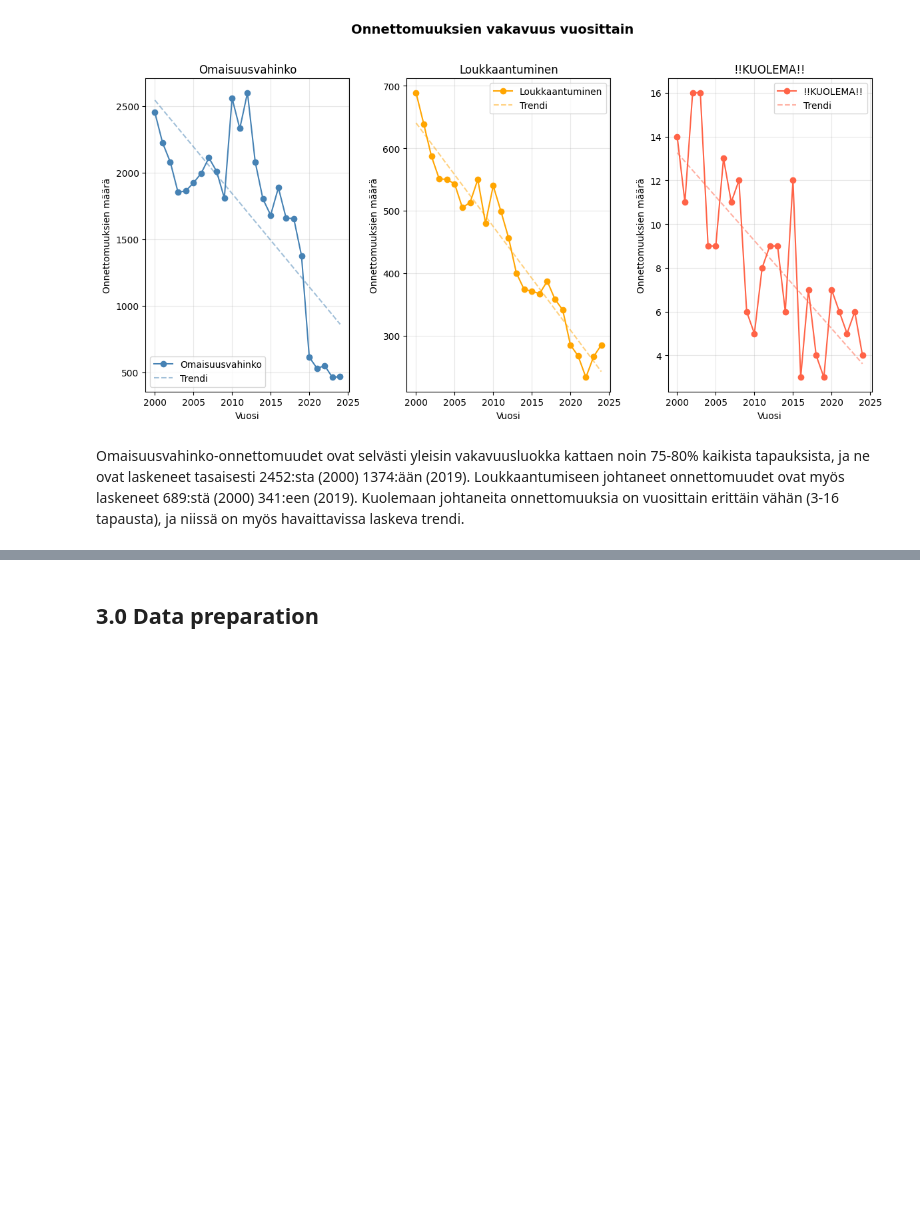
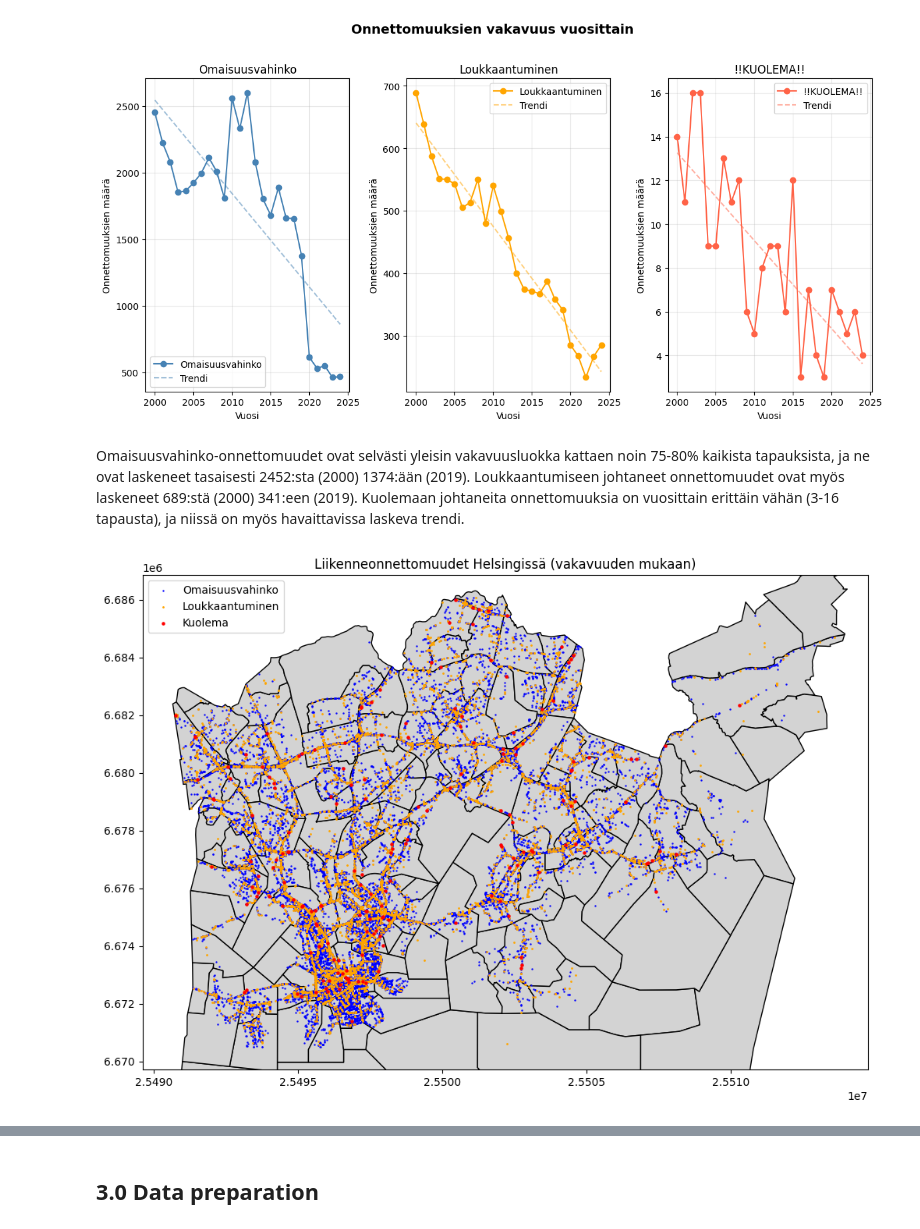
Before and after one commit to TonyKarlin/OhTu_ML_Project, a Jupyter notebook: Liikenneonnettomuudet.ipynb, the cells around one changed output, grey strips where cells are left out. Drawn from its saved outputs; the diff is of its cells as text; code cells hidden in the pictures; blank space fills up the shorter version.

```diff
--- a/Liikenneonnettomuudet.ipynb
+++ b/Liikenneonnettomuudet.ipynb
@@ -111,3 +111,7 @@ ja ne ovat laskeneet tasaisesti 2452:sta (2000) 1374:ään (2019).
 Loukkaantumiseen johtaneet onnettomuudet ovat myös laskeneet 689:stä (2000) 341:een (2019).
 Kuolemaan johtaneita onnettomuuksia on vuosittain erittäin vähän (3-16 tapausta),
 ja niissä on myös havaittavissa laskeva trendi.
+# %%
+plot_map(project_df)
+# %% [output]
+[figure, added]
```
Also changed, not shown: parts of 5 cells of this notebook.
